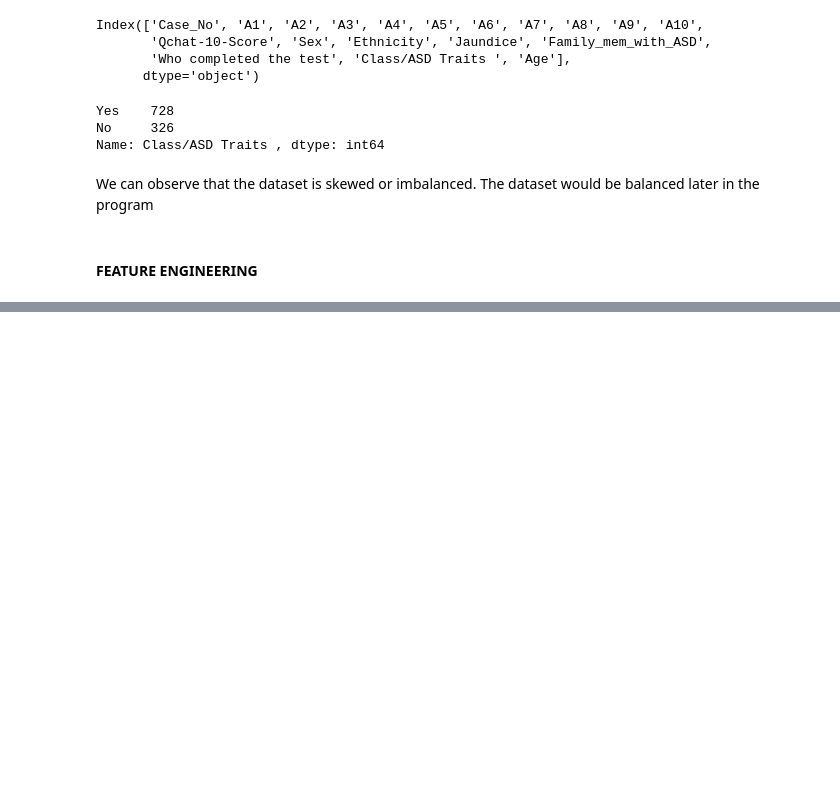
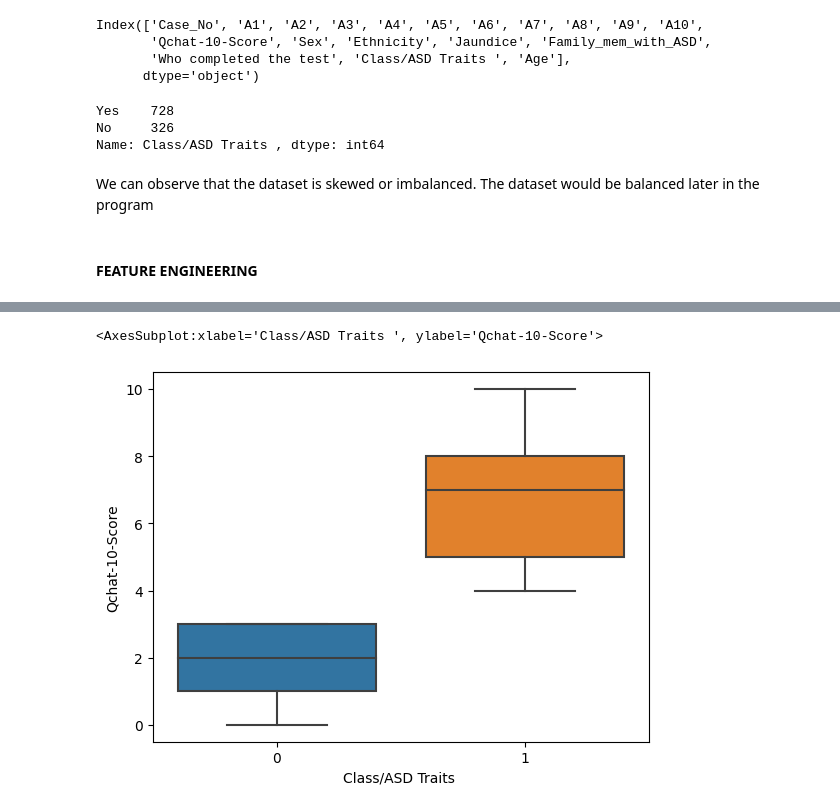
Before and after one commit to ChibuikeOnuba/AUTISM-DIAGNOSIS-PREDICTION-IN-TODDLERS, a Jupyter notebook: model.ipynb, the cells around one changed output, grey strips where cells are left out. Saved outputs shown, nothing was run; the diff lists cells and outputs as text; code cells hidden in the pictures; blank space fills up the shorter version.

```diff
--- a/model.ipynb
+++ b/model.ipynb
@@ -195,0 +289,5 @@ The dataset would be balanced later in the program
+# %%
+sns.boxplot(data=df, x='Class/ASD Traits ', y='Qchat-10-Score')
+# %% [output]
+<AxesSubplot:xlabel='Class/ASD Traits ', ylabel='Qchat-10-Score'>
+[figure, added]
```
Also changed, not shown: parts of 39 cells of this notebook.
